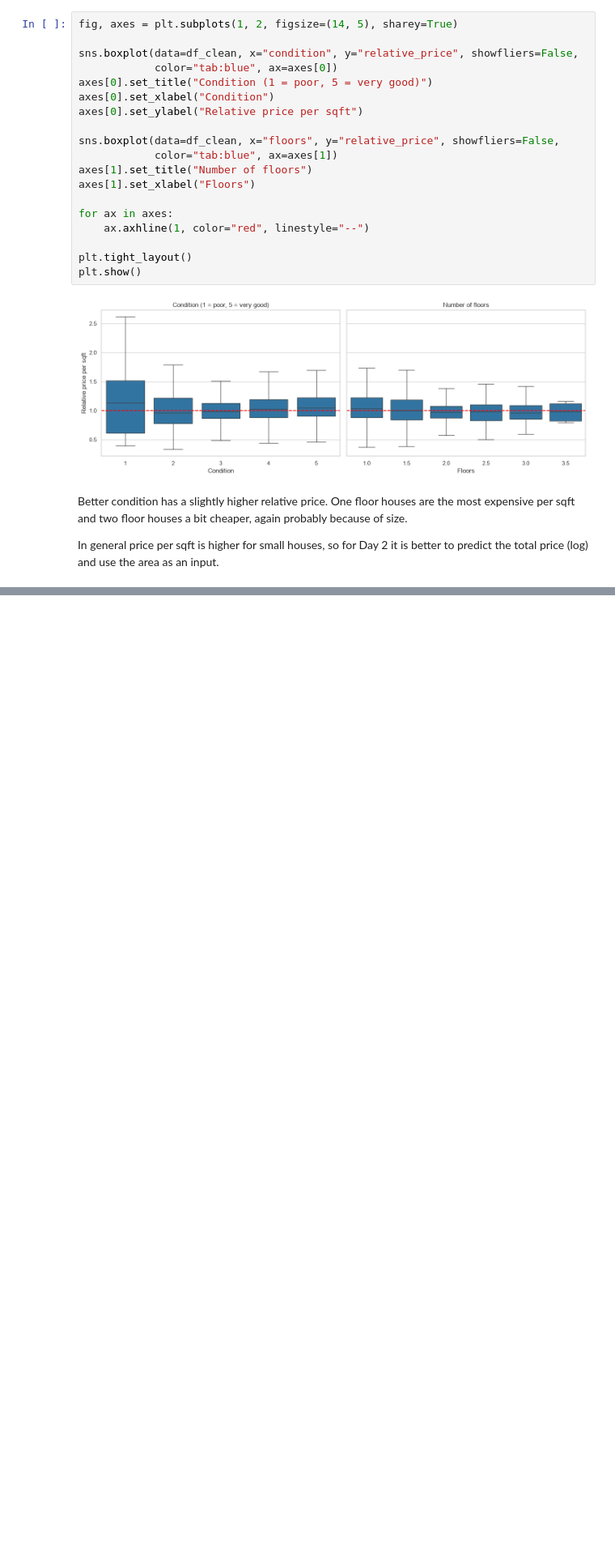
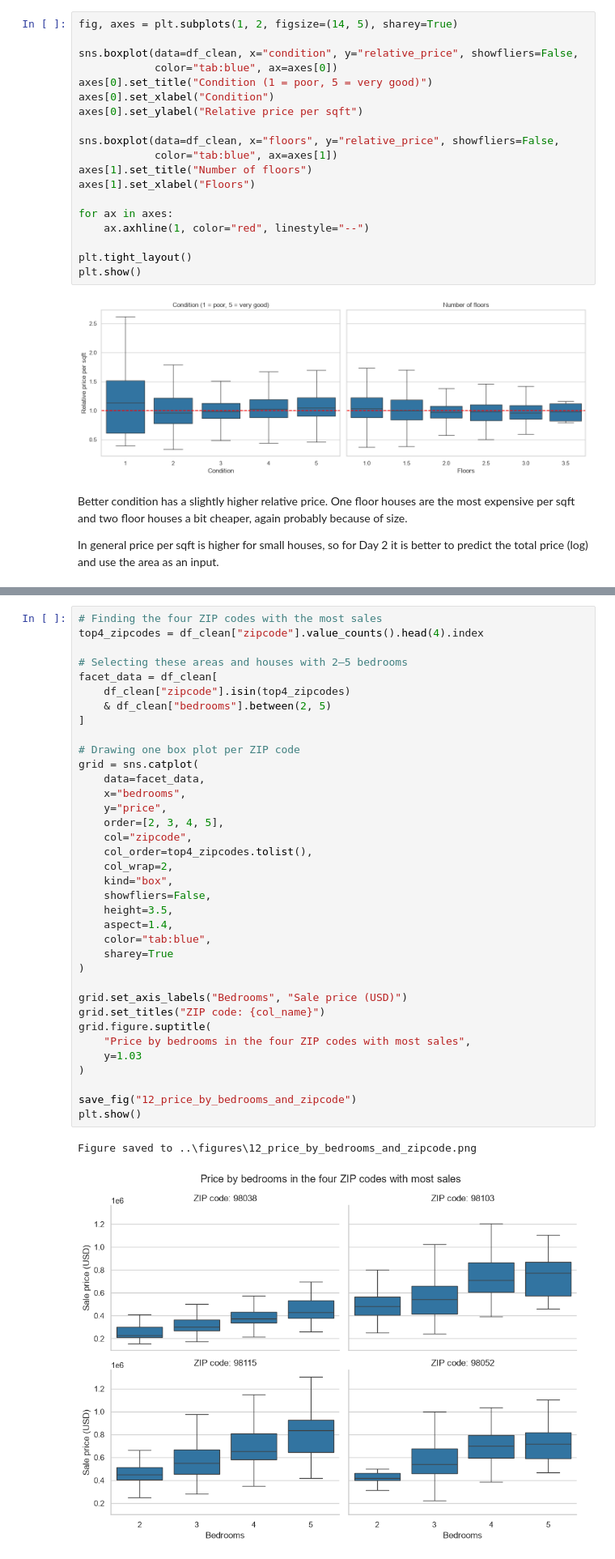
Before and after one commit to barsbabila/2-day1-assignment, a Jupyter notebook: notebook/Day1Group2.ipynb, the cells around one changed output, grey strips where cells are left out. Shown at 81% size. Cells and saved outputs as stored; diff of their text form; blank space fills up the shorter version.

```diff
--- a/notebook/Day1Group2.ipynb
+++ b/notebook/Day1Group2.ipynb
@@ -706,0 +877,39 @@ In general price per sqft is higher for small houses, so for Day 2 it is better
+# %%
+# Finding the four ZIP codes with the most sales
+top4_zipcodes = df_clean["zipcode"].value_counts().head(4).index
+
+# Selecting these areas and houses with 2–5 bedrooms
+facet_data = df_clean[
+    df_clean["zipcode"].isin(top4_zipcodes)
+    & df_clean["bedrooms"].between(2, 5)
+]
+
+# Drawing one box plot per ZIP code
+grid = sns.catplot(
+    data=facet_data,
+    x="bedrooms",
+    y="price",
+    order=[2, 3, 4, 5],
+    col="zipcode",
+    col_order=top4_zipcodes.tolist(),
+    col_wrap=2,
+    kind="box",
+    showfliers=False,
+    height=3.5,
+    aspect=1.4,
+    color="tab:blue",
+    sharey=True
+)
+
+grid.set_axis_labels("Bedrooms", "Sale price (USD)")
+grid.set_titles("ZIP code: {col_name}")
+grid.figure.suptitle(
+    "Price by bedrooms in the four ZIP codes with most sales",
+    y=1.03
+)
+
+save_fig("12_price_by_bedrooms_and_zipcode")
+plt.show()
+# %% [output]
+Figure saved to ..\figures\12_price_by_bedrooms_and_zipcode.png
+[figure, added]
```
Also changed, not shown: parts of 31 cells of this notebook.
